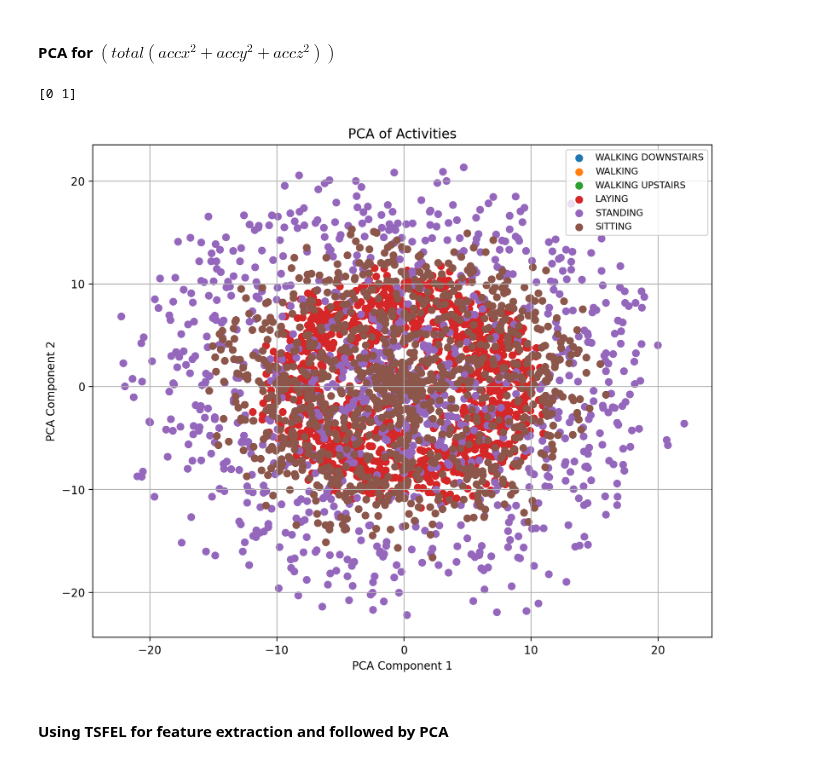
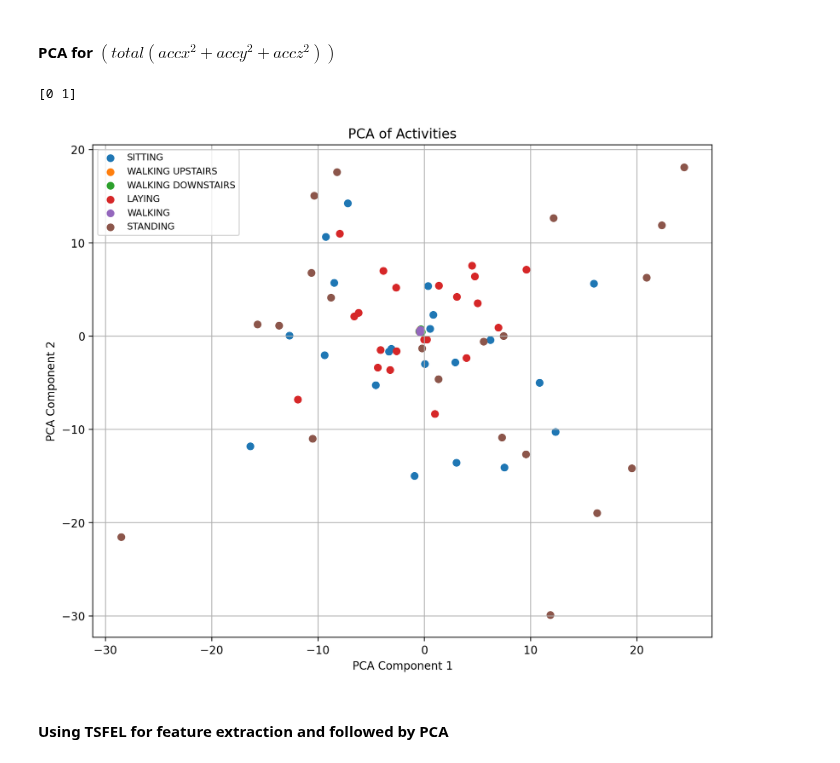
Before and after one commit to shadowscythe03/es335-24-fall-assignment-1, a Jupyter notebook: Task_1.ipynb, the cells around one changed output. Cells and saved outputs as stored; diff of their text form; code cells hidden in the pictures.

```diff
--- a/Task_1.ipynb
+++ b/Task_1.ipynb
@@ -120,16 +120,18 @@ def PCA_func(X_train,Y_train):
     plt.show()
 # %% [markdown]
 #### PCA for $(total(accx^2 + accy^2 + accz^2))$
-# %%
-total_acc_x_df = pd.read_csv(os.path.join("./HAR/UCI HAR Dataset/train/Inertial Signals", "total_acc_x_train.txt"), sep='\s+', header=None)
-total_acc_y_df = pd.read_csv(os.path.join("./HAR/UCI HAR Dataset/train/Inertial Signals", "total_acc_y_train.txt"), sep='\s+', header=None)
-total_acc_z_df = pd.read_csv(os.path.join("./HAR/UCI HAR Dataset/train/Inertial Signals", "total_acc_z_train.txt"), sep='\s+', header=None)
-y_train_df = pd.read_csv(os.path.join("./HAR/UCI HAR Dataset/train", "y_train.txt"), sep='\s+', header=None)
-X_train_df = total_acc_x_df**2 +total_acc_y_df**2 +total_acc_z_df**2
-PCA_func(X_train_df.values,y_train_df)
-# %% [output]
-[0 1]
-[figure, removed]
+# %%
+from HAR.MakeDataset import X_train, y_train
+
+# accx^2 + accy^2+ accZ^2
+X_train = np.square(X_train[:, :, 0]) + np.square(X_train[:, :, 1]) + np.square(X_train[:, :, 2])
+y_train = np.reshape(y_train, (126, 1))
+X_train_tol_acc = pd.DataFrame(X_train)
+y_train_tol_acc = pd.DataFrame(y_train)
+PCA_func(X_train_tol_acc.values,y_train_tol_acc)
+# %% [output]
+[0 1]
+[figure, added]
 # %% [markdown]
 #### Using TSFEL for feature extraction and followed by PCA
 # %%
```
Also changed, not shown: parts of 3 cells of this notebook.
